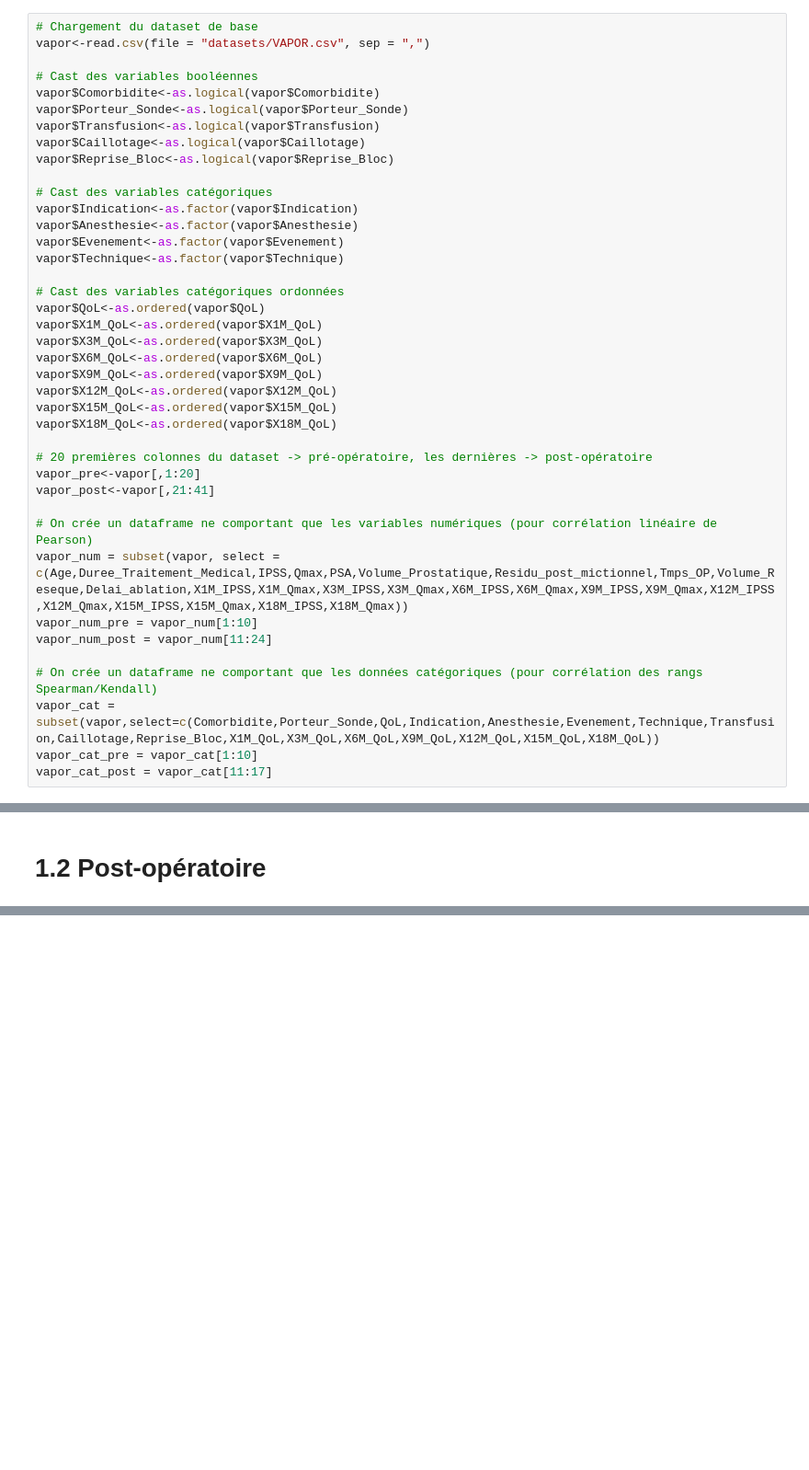
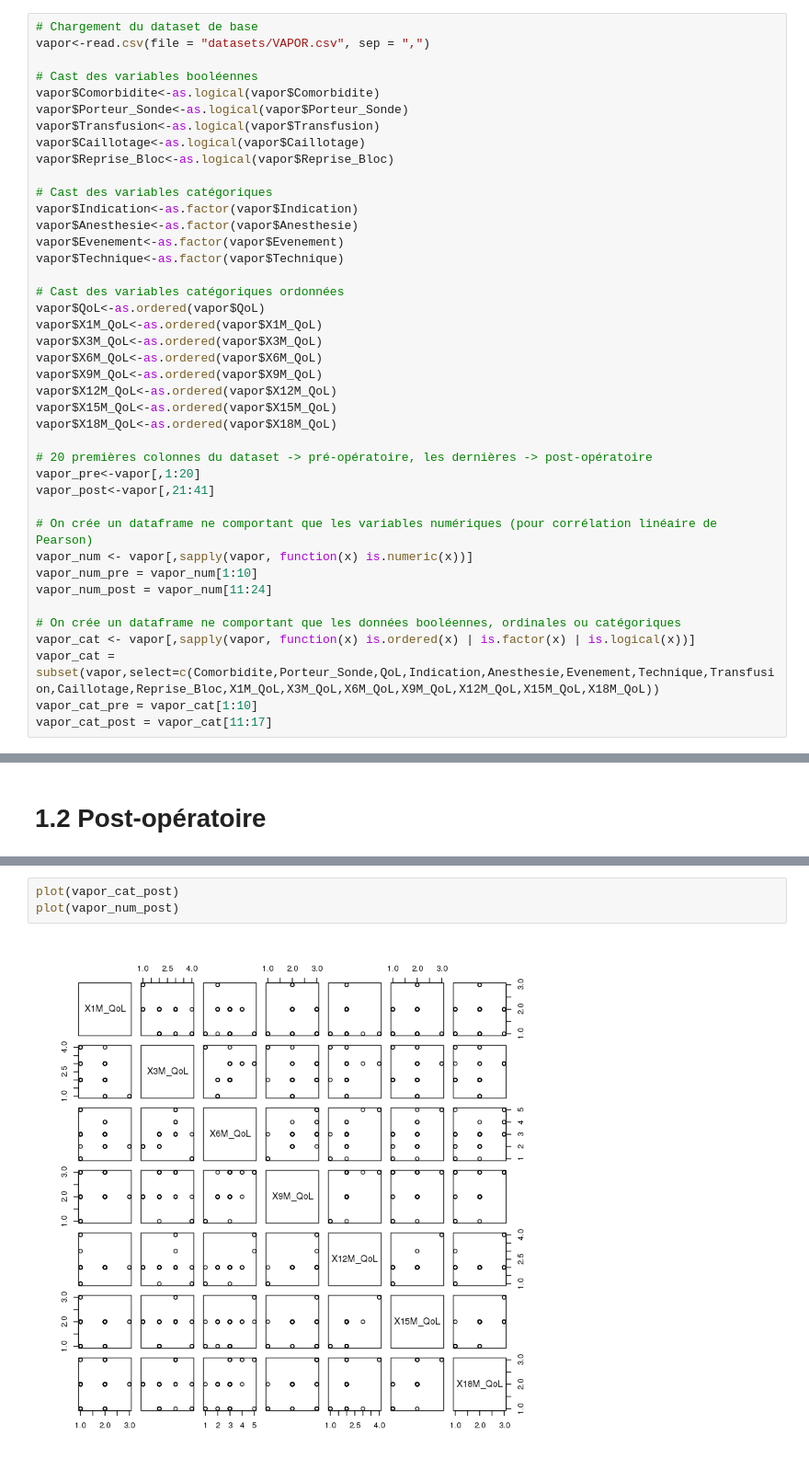
Before and after one commit to BigFab/TP_Adenome, a Jupyter notebook: Adenome.ipynb, the cells around one changed output, grey strips where cells are left out. Shown at 92% size. Saved outputs shown, nothing was run; the diff lists cells and outputs as text; blank space fills up the shorter version.

```diff
--- a/Adenome.ipynb
+++ b/Adenome.ipynb
@@ -94,11 +94,12 @@ vapor_pre<-vapor[,1:20]
 vapor_post<-vapor[,21:41]
 
 # On crée un dataframe ne comportant que les variables numériques (pour corrélation linéaire de Pearson)
-vapor_num = subset(vapor, select = c(Age,Duree_Traitement_Medical,IPSS,Qmax,PSA,Volume_Prostatique,Residu_post_mictionnel,Tmps_OP,Volume_Reseque,Delai_ablation,X1M_IPSS,X1M_Qmax,X3M_IPSS,X3M_Qmax,X6M_IPSS,X6M_Qmax,X9M_IPSS,X9M_Qmax,X12M_IPSS,X12M_Qmax,X15M_IPSS,X15M_Qmax,X18M_IPSS,X18M_Qmax))
+vapor_num <- vapor[,sapply(vapor, function(x) is.numeric(x))]
 vapor_num_pre = vapor_num[1:10]
 vapor_num_post = vapor_num[11:24]
 
-# On crée un dataframe ne comportant que les données catégoriques (pour corrélation des rangs Spearman/Kendall)
+# On crée un dataframe ne comportant que les données booléennes, ordinales ou catégoriques
+vapor_cat <- vapor[,sapply(vapor, function(x) is.ordered(x) | is.factor(x) | is.logical(x))]
 vapor_cat = subset(vapor,select=c(Comorbidite,Porteur_Sonde,QoL,Indication,Anesthesie,Evenement,Technique,Transfusion,Caillotage,Reprise_Bloc,X1M_QoL,X3M_QoL,X6M_QoL,X9M_QoL,X12M_QoL,X15M_QoL,X18M_QoL))
 vapor_cat_pre = vapor_cat[1:10]
 vapor_cat_post = vapor_cat[11:17]
@@ -213,0 +242,5 @@ ERROR: Error in cor(vapor_cat_pre, method = c("kendall")): 'x' must be numeric
+# %%
+plot(vapor_cat_post)
+plot(vapor_num_post)
+# %% [output]
+[figure, added]
```
Also changed, not shown: parts of 26 cells of this notebook, 1 other file.
